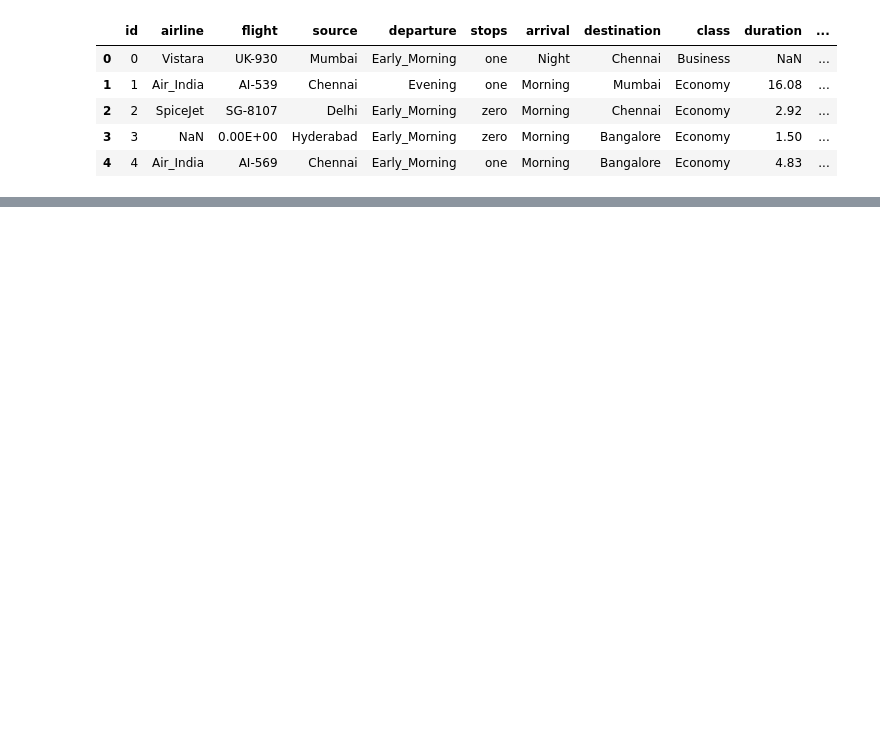
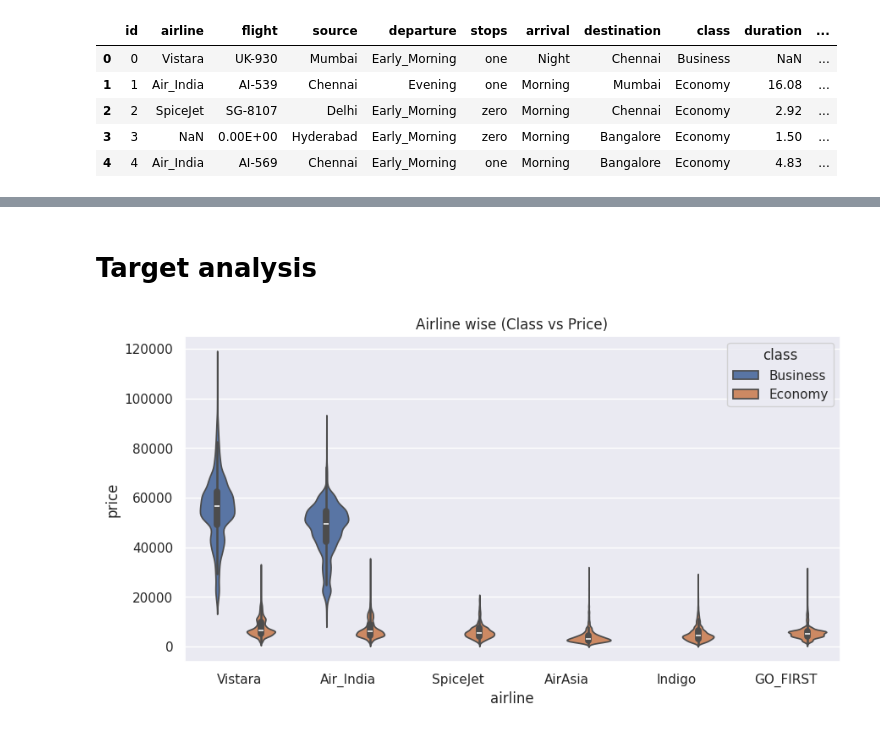
Before and after one commit to satyaiitm/Flight-Ticket-Price-Prediction-ML, a Jupyter notebook: notebooks/EDA.ipynb, the cells around one changed output, grey strips where cells are left out. Drawn from its saved outputs; the diff is of its cells as text; code cells hidden in the pictures; blank space fills up the shorter version.

```diff
--- a/notebooks/EDA.ipynb
+++ b/notebooks/EDA.ipynb
@@ -37,0 +95,12 @@ memory usage: 3.7 MB
+# %% [markdown]
+# Target analysis
+# %%
+
+plt.figure(figsize=(10, 5))
+
+sns.violinplot(data=df, x='airline',y='price',hue='class')
+plt.title('Airline wise (Class vs Price)')
+
+plt.show()
+# %% [output]
+[figure, added]
```
Also changed, not shown: parts of 16 cells of this notebook, 3 other files.
